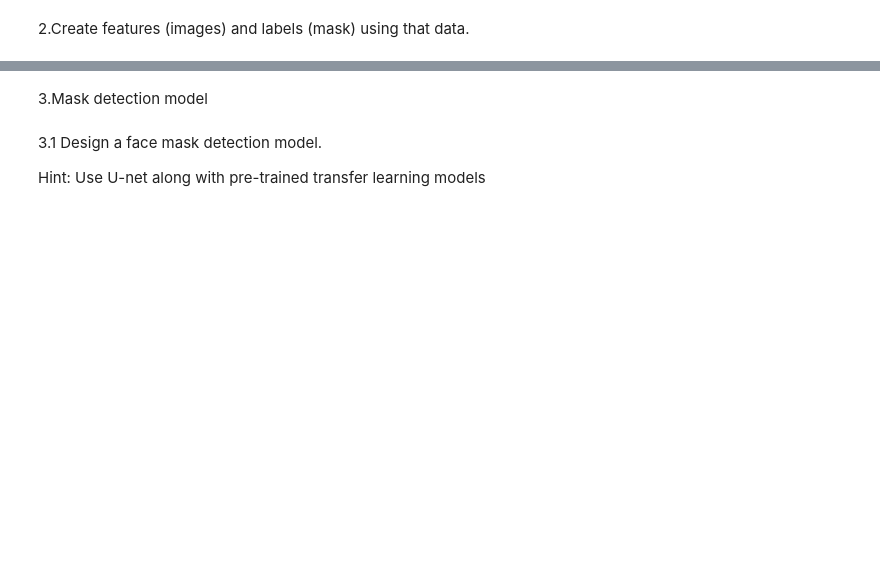
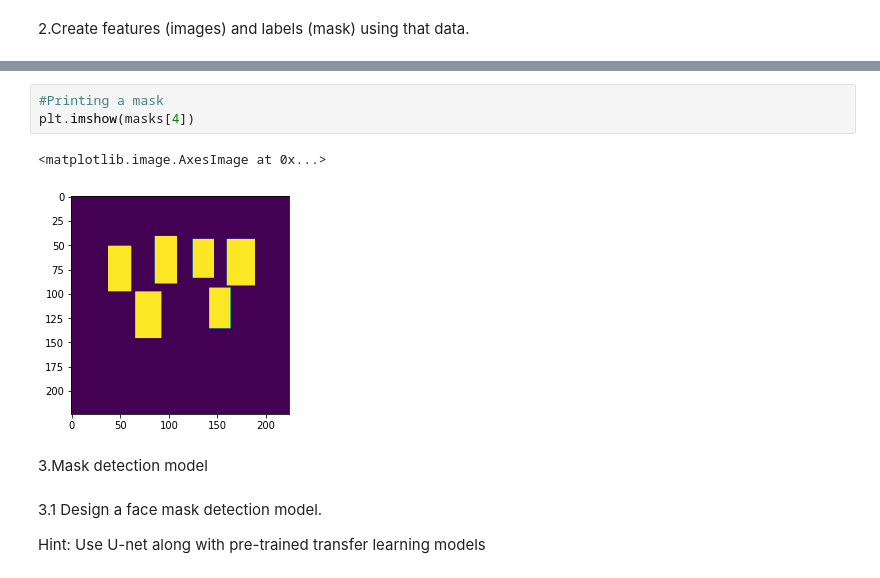
Before and after one commit to SelvamRaju/Advanced-Computer-Vision, a Jupyter notebook: Advanced_Computer_Vision_Part_1.ipynb, the cells around one changed output, grey strips where cells are left out. Saved outputs shown, nothing was run; the diff lists cells and outputs as text; blank space fills up the shorter version.

```diff
--- a/Advanced_Computer_Vision_Part_1.ipynb
+++ b/Advanced_Computer_Vision_Part_1.ipynb
@@ -11,3 +137,9 @@
+# %%
+#Printing a mask
+plt.imshow(masks[4])
+# %% [output]
+<matplotlib.image.AxesImage at 0x...>
+[figure, added]
 # %% [markdown]
 3.Mask detection model
 # %% [markdown]
```
Also changed, not shown: parts of 29 cells of this notebook.
